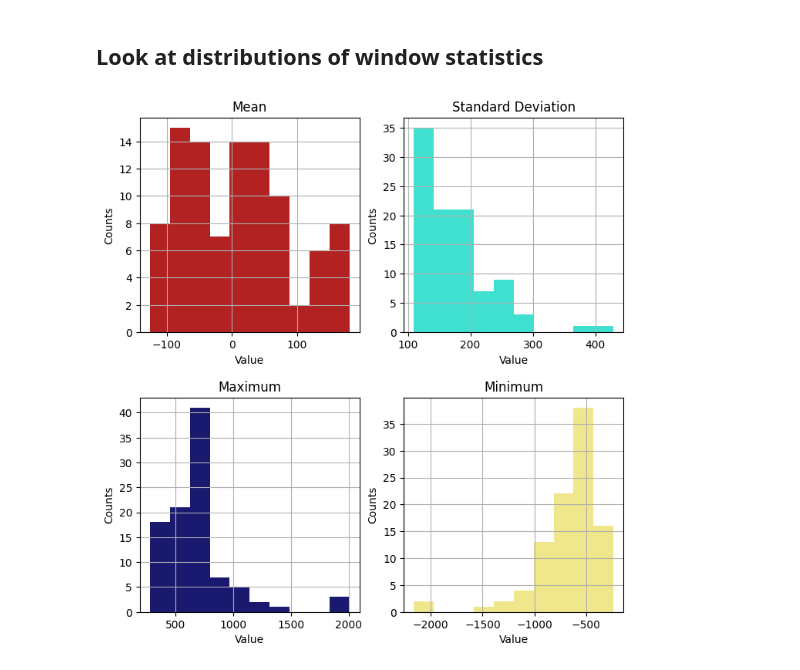
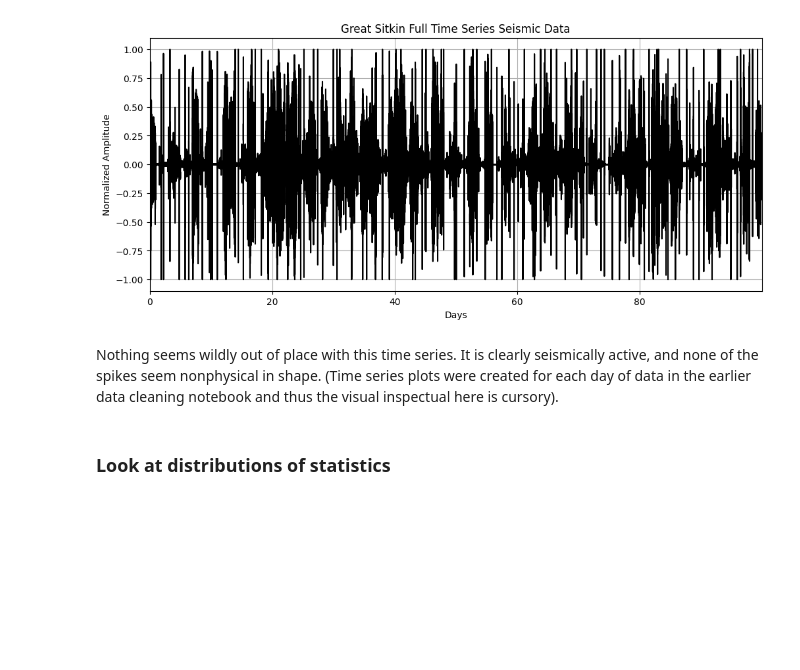
Before and after one commit to UW-MLGEO/MLGEO2024_Geldingadalir, a Jupyter notebook: notebooks/EDA.ipynb, the cells around one changed output. Cells and saved outputs as stored; diff of their text form; code cells hidden in the pictures; blank space fills up the shorter version.

```diff
--- a/notebooks/EDA.ipynb
+++ b/notebooks/EDA.ipynb
@@ -102,0 +7,17 @@ Standard Deviation : 0.006495553150592291
+# %%
+import numpy as np
+import pandas as pd
+import os
+import matplotlib.pyplot as plt
+import seaborn as sns
+
+# Load the data from the 100 day .npy file
+data_path = 'data/ai_ready'
+file_name = '100_days.npy'
+full_path = os.path.join(data_path, file_name)
+time_series = np.load(full_path)
+
+# Load the data from the statistics file
+filepath = '/'.join(os.getcwd().split('/')) + '/data/ai_ready/statistics.csv'
+df = pd.read_csv(filepath_or_buffer=filepath)
+df.head(3)
@@ -103,36 +30,18 @@ Standard Deviation : 0.006495553150592291
+# %%
+#plot full time series array
+plt.figure(figsize=(12,5))
+time = np.arange(len(time_series))
+time = time / (8*60*60*24) #converting from 8 Hz to days
+
+plt.plot(time, time_series, c='k')
+plt.xlim(0, max(time))
+plt.xlabel('Days')
+plt.ylabel('Normalized Amplitude')
+plt.title('Great Sitkin Full Time Series Seismic Data')
+plt.grid();
+# %% [output]
+[figure, added]
+# %% [markdown]
+Nothing seems wildly out of place with this time series. It is clearly seismically active, and none of the spikes seem nonphysical in shape. (Time series plots were created for each day of data in the earlier data cleaning notebook and thus the visual inspectual here is cursory).
 # %% [markdown]
-## Look at distributions of window statistics
+### Look at distributions of statistics
-# %%
-#put features into labeled dataframe
-stats_df = pd.DataFrame(features, columns=['Mean', 'Std', 'Max', 'Min'])
-
-#plot histogram for each stat
-fig, axs = plt.subplots(nrows=2,ncols=2)
-fig.set_size_inches(7,7)
-plt.tight_layout(h_pad=4)
-
-axs[0][0].hist(stats_df['Mean'], color='firebrick')
-axs[0][0].set_title('Mean')
-axs[0][0].set_xlabel('Value')
-axs[0][0].set_ylabel('Counts')
-axs[0][0].grid()
-
-axs[0][1].hist(stats_df['Std'], color='turquoise')
-axs[0][1].set_title('Standard Deviation')
-axs[0][1].set_xlabel('Value')
-axs[0][1].set_ylabel('Counts')
-axs[0][1].grid()
-
-axs[1][0].hist(stats_df['Max'], color='midnightblue')
-axs[1][0].set_title('Maximum')
-axs[1][0].set_xlabel('Value')
-axs[1][0].set_ylabel('Counts')
-axs[1][0].grid()
-
-axs[1][1].hist(stats_df['Min'], color='khaki')
-axs[1][1].set_title('Minimum')
-axs[1][1].set_xlabel('Value')
-axs[1][1].set_ylabel('Counts')
-axs[1][1].grid();
-# %% [output]
-[figure, removed]
```
Also changed, not shown: parts of 15 cells of this notebook, 2 other files.
